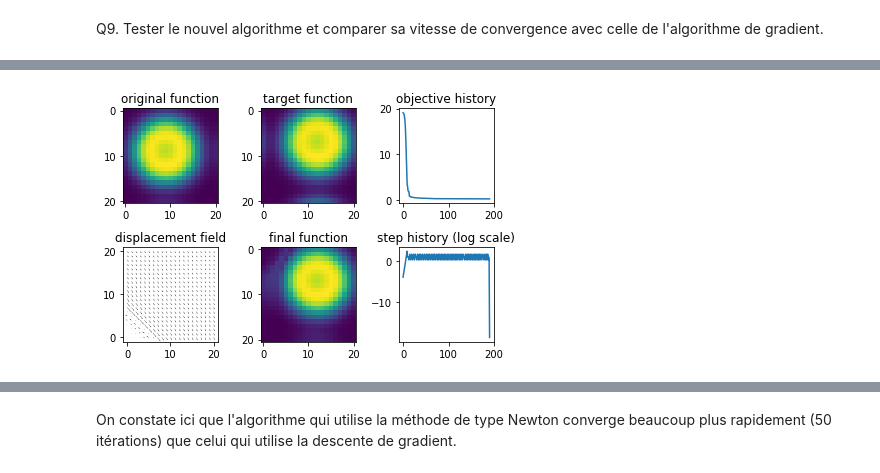
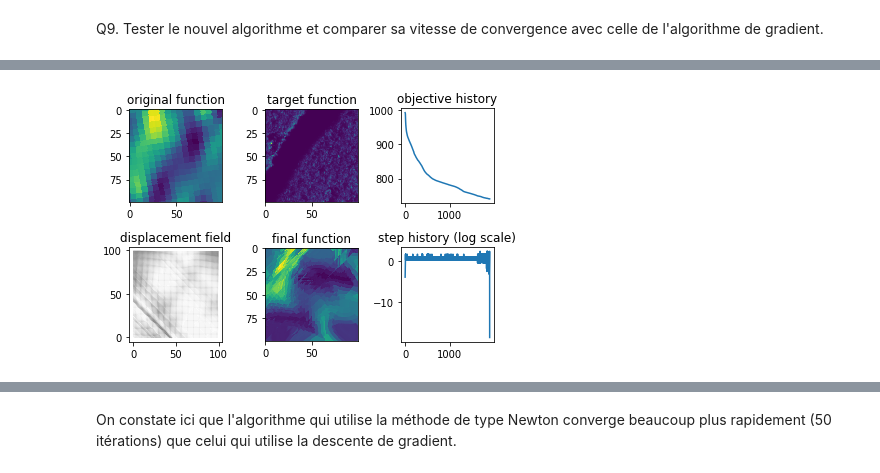
Before and after one commit to YamSok/CESBIO_BIOMASS, a Jupyter notebook: TP_Recalage3.ipynb, the cells around one changed output, grey strips where cells are left out. Cells and saved outputs as stored; diff of their text form; code cells hidden in the pictures.

```diff
--- a/TP_Recalage3.ipynb
+++ b/TP_Recalage3.ipynb
@@ -416,0 +418,7 @@ def RecalageGN(f,g,lamb,mu,nitermax,stepini,epsi) :
+# %%
+def gaussianFilter(im1,factor):
+    kernel = np.ones((factor,factor),np.float32)/(factor**2)
+    target = cv2.filter2D(im1,-1,kernel)
+    return target
+# %%
+b1,b2 = get_images()
@@ -416,0 +430,12 @@ def RecalageGN(f,g,lamb,mu,nitermax,stepini,epsi) :
+# %%
+b2_small = np.copy(b2[1000:1100,10:110])
+b1_small = np.copy(b1[1000:1100,10:110])
+
+b2_smallf = gaussianFilter(b2_small,1)
+b1_smallf = gaussianFilter(b1_small,1)
+
+#b2_smallfr = np.roll(b2_smallf,0,axis=0)
+
+fig,ax = plt.subplots(1,2,figsize=(10,6))
+ax[0].imshow(b2_smallf)
+ax[1].imshow(b1_smallf)
@@ -418,6 +446,8 @@ def RecalageGN(f,g,lamb,mu,nitermax,stepini,epsi) :
 Q9. Tester le nouvel algorithme et comparer sa vitesse de convergence avec celle de l'algorithme de gradient.
 # %%
 epsi=0.1
-nitermax=1000
-ux,uy,CF,step=RecalageGN(f,g,lamb,mu,nitermax,step0,epsi)
+nitermax=3000
+step0 = 0.01
+
+ux,uy,CF,step=RecalageGN(b1_smallf,b2_smallf,0.01,0.1,nitermax,step0,epsi)
 # %% [output]
@@ -446,22 +473,22 @@ iteration : 190  cost function : 0.29223482245576043 step : 1.28
 # %%
 fig, ax = plt.subplots(2,3)
-ax[0,0].imshow(f)
+ax[0,0].imshow(b1_smallf)
 ax[0,0].set_title('original function')
-ax[0,1].imshow(g)
+ax[0,1].imshow(b2_smallf)
 ax[0,1].set_title('target function')
 ax[1,0].quiver(ux,uy)
 ax[1,0].set_title('displacement field')
-ax[1,1].imshow(interpol(f,ux,uy))
+ax[1,1].imshow(interpol(b1_smallf,ux,uy))
 ax[1,1].set_title('final function')
 ax[0,2].plot(CF)
 ax[0,2].set_title('objective history')
 ax[1,2].plot(np.log(step))
 ax[1,2].set_title('step history (log scale)')
 
 plt.tight_layout()
 plt.show()
 # %% [output]
-[figure, old version]
+[figure, new version]
 # %%
 plt.quiver(ux, uy)
 plt.show()
```
Also changed, not shown: parts of 10 cells of this notebook.
